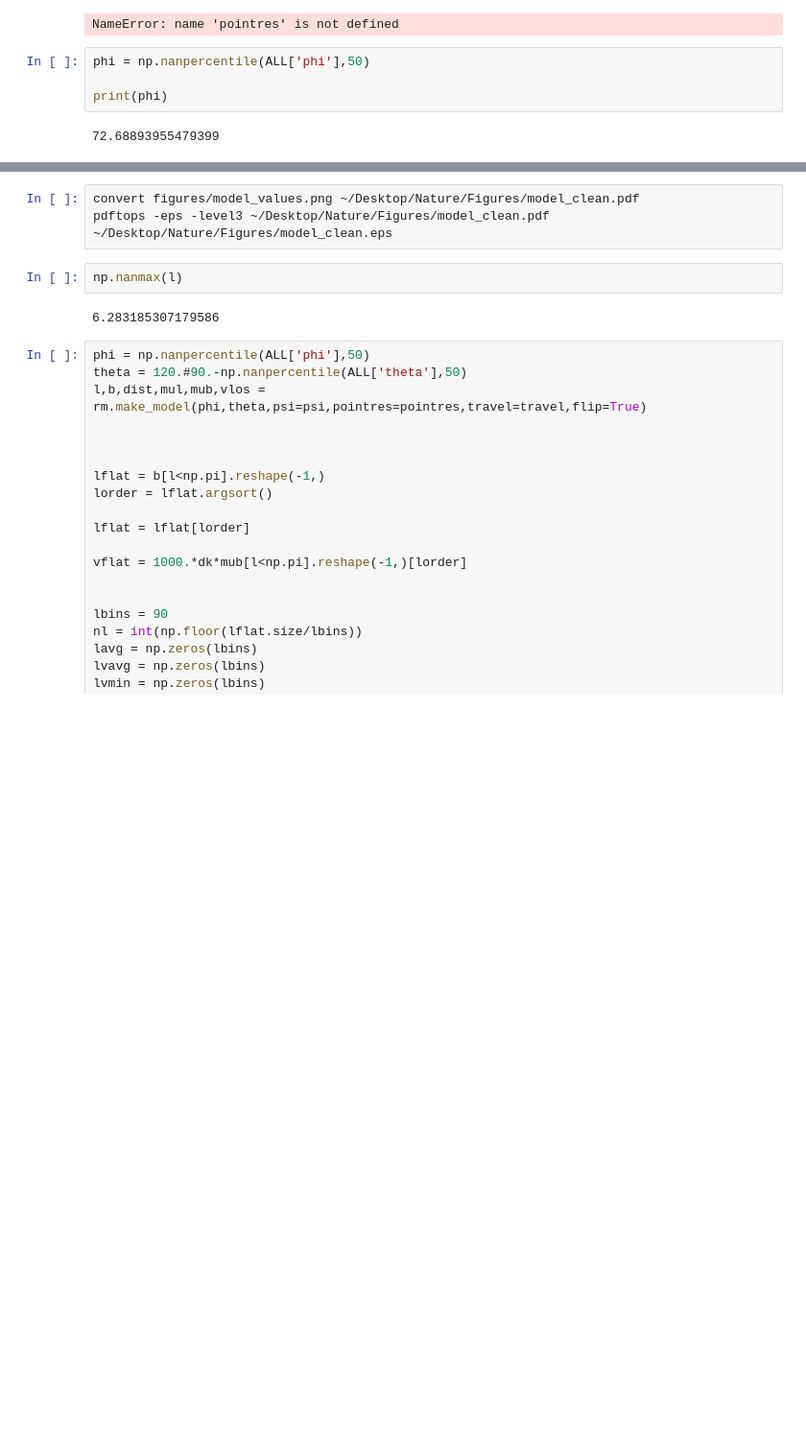
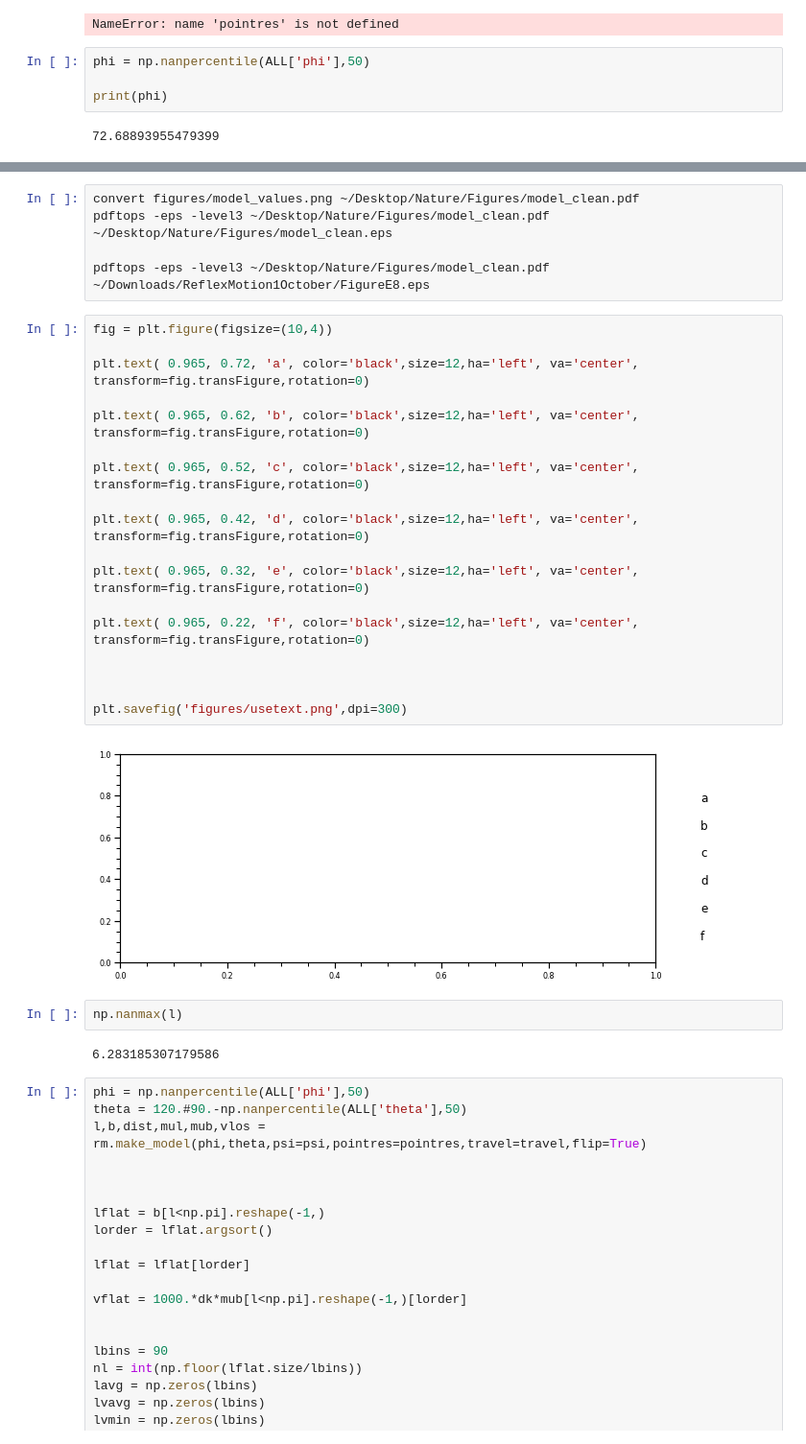
Before and after one commit to michael-petersen/ReflexMotion, a Jupyter notebook: Dynamical-Analysis.ipynb, the cells around one changed output, grey strips where cells are left out. Shown at 96% size. Drawn from its saved outputs; the diff is of its cells as text; blank space fills up the shorter version.

```diff
--- a/Dynamical-Analysis.ipynb
+++ b/Dynamical-Analysis.ipynb
@@ -527,6 +542,28 @@ plt.savefig('figures/model_values.png',dpi=300)
 # %%
 convert figures/model_values.png ~/Desktop/Nature/Figures/model_clean.pdf
 pdftops -eps -level3 ~/Desktop/Nature/Figures/model_clean.pdf ~/Desktop/Nature/Figures/model_clean.eps
+
+pdftops -eps -level3 ~/Desktop/Nature/Figures/model_clean.pdf ~/Downloads/ReflexMotion1October/FigureE8.eps
+# %%
+fig = plt.figure(figsize=(10,4))
+
+plt.text( 0.965, 0.72, 'a', color='black',size=12,ha='left', va='center', transform=fig.transFigure,rotation=0)
+
+plt.text( 0.965, 0.62, 'b', color='black',size=12,ha='left', va='center', transform=fig.transFigure,rotation=0)
+
+plt.text( 0.965, 0.52, 'c', color='black',size=12,ha='left', va='center', transform=fig.transFigure,rotation=0)
+
+plt.text( 0.965, 0.42, 'd', color='black',size=12,ha='left', va='center', transform=fig.transFigure,rotation=0)
+
+plt.text( 0.965, 0.32, 'e', color='black',size=12,ha='left', va='center', transform=fig.transFigure,rotation=0)
+
+plt.text( 0.965, 0.22, 'f', color='black',size=12,ha='left', va='center', transform=fig.transFigure,rotation=0)
+
+
+
+plt.savefig('figures/usetext.png',dpi=300)
+# %% [output]
+[figure, added]
 # %%
 np.nanmax(l)
 # %% [output]
```
Also changed, not shown: parts of 7 cells of this notebook, 12 other files.
